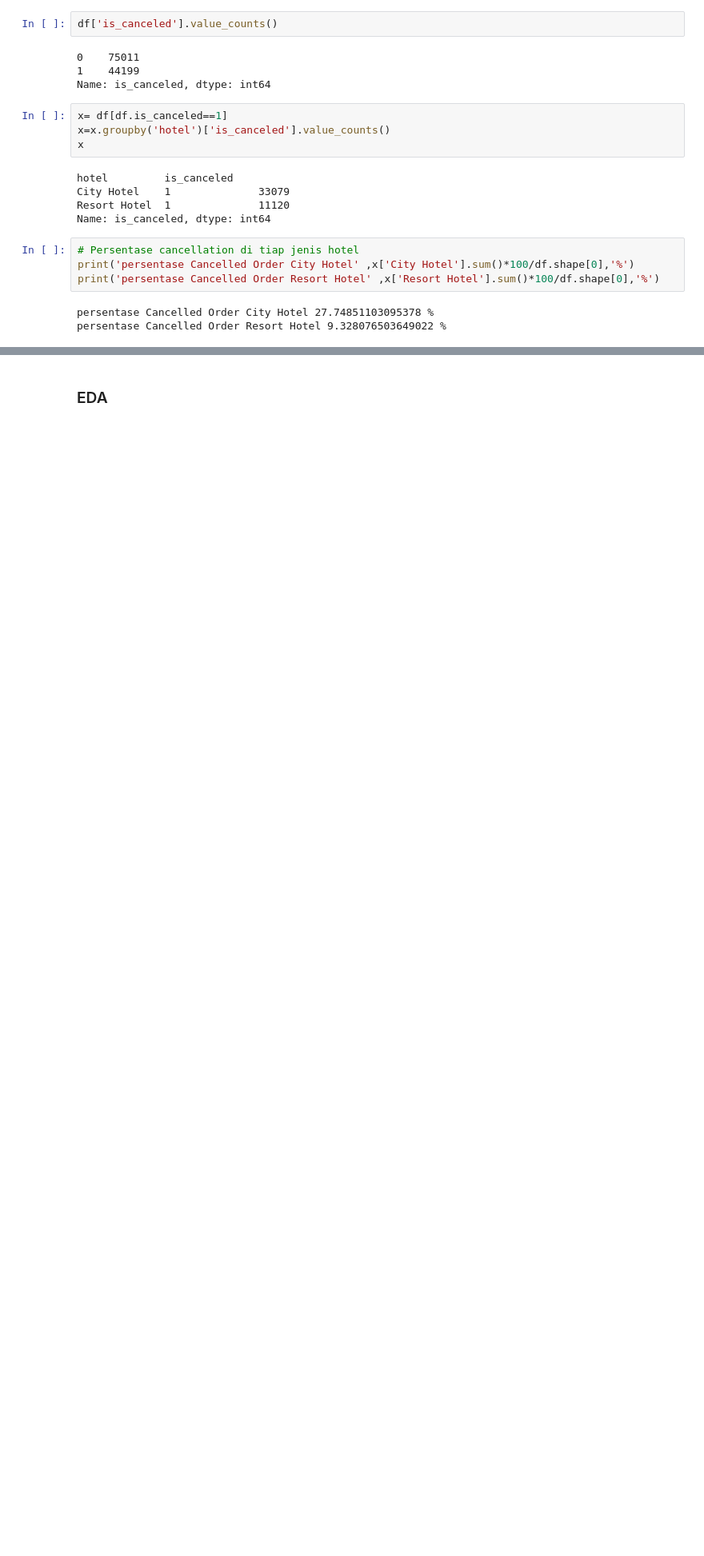
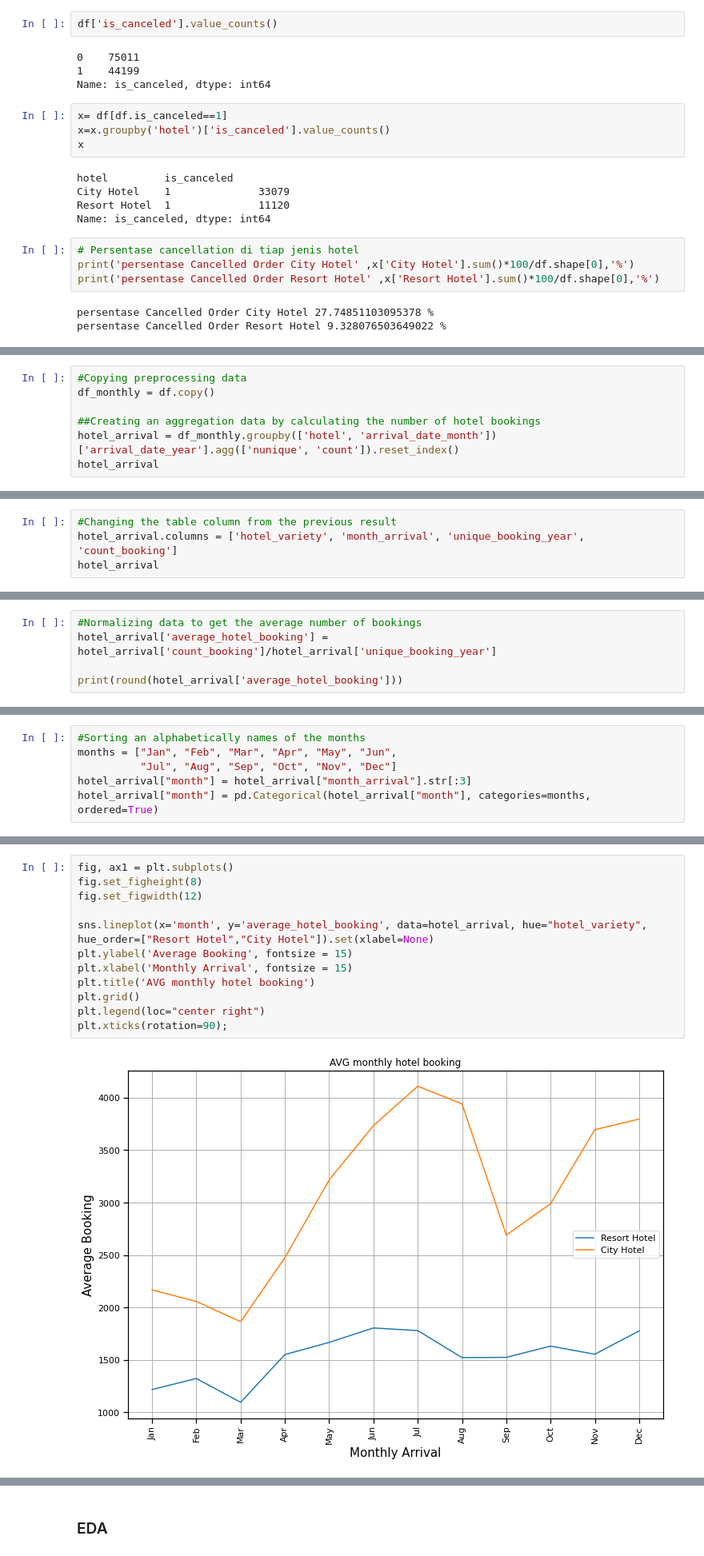
Before and after one commit to Hana5i/Hotel-Business-Insight-Portfolio, a Jupyter notebook: Hotel Business/Hotel Business Insight.ipynb, the cells around one changed output, grey strips where cells are left out. Shown at 80% size. Drawn from its saved outputs; the diff is of its cells as text; blank space fills up the shorter version.

```diff
--- a/Hotel Business/Hotel Business Insight.ipynb
+++ b/Hotel Business/Hotel Business Insight.ipynb
@@ -168,0 +173,7 @@ AttributeError: 'Text' object has no attribute 'containers'
+# %%
+#Copying preprocessing data
+df_monthly = df.copy()
+
+##Creating an aggregation data by calculating the number of hotel bookings
+hotel_arrival = df_monthly.groupby(['hotel', 'arrival_date_month'])['arrival_date_year'].agg(['nunique', 'count']).reset_index()
+hotel_arrival
@@ -168,0 +198,4 @@ AttributeError: 'Text' object has no attribute 'containers'
+# %%
+#Changing the table column from the previous result
+hotel_arrival.columns = ['hotel_variety', 'month_arrival', 'unique_booking_year', 'count_booking']
+hotel_arrival
@@ -168,0 +222,5 @@ AttributeError: 'Text' object has no attribute 'containers'
+# %%
+#Normalizing data to get the average number of bookings
+hotel_arrival['average_hotel_booking'] = hotel_arrival['count_booking']/hotel_arrival['unique_booking_year']
+
+print(round(hotel_arrival['average_hotel_booking']))
@@ -168,0 +245,6 @@ AttributeError: 'Text' object has no attribute 'containers'
+# %%
+#Sorting an alphabetically names of the months
+months = ["Jan", "Feb", "Mar", "Apr", "May", "Jun",
+          "Jul", "Aug", "Sep", "Oct", "Nov", "Dec"]
+hotel_arrival["month"] = hotel_arrival["month_arrival"].str[:3]
+hotel_arrival["month"] = pd.Categorical(hotel_arrival["month"], categories=months, ordered=True)
@@ -169,3 +271,17 @@ AttributeError: 'Text' object has no attribute 'containers'
+# %%
+fig, ax1 = plt.subplots()
+fig.set_figheight(8)
+fig.set_figwidth(12)
+
+sns.lineplot(x='month', y='average_hotel_booking', data=hotel_arrival, hue="hotel_variety", hue_order=["Resort Hotel","City Hotel"]).set(xlabel=None)
+plt.ylabel('Average Booking', fontsize = 15)
+plt.xlabel('Monthly Arrival', fontsize = 15)
+plt.title('AVG monthly hotel booking')
+plt.grid()
+plt.legend(loc="center right")
+plt.xticks(rotation=90);
+# %% [output]
+[figure, added]
 # %%
 #selanjutnya kita ingin mengetahui, pada bulan apa perubahan jumlah pengunjung yang terjadi
 plt.figure(figsize= (15,8))
```
Also changed, not shown: parts of 43 cells of this notebook.
